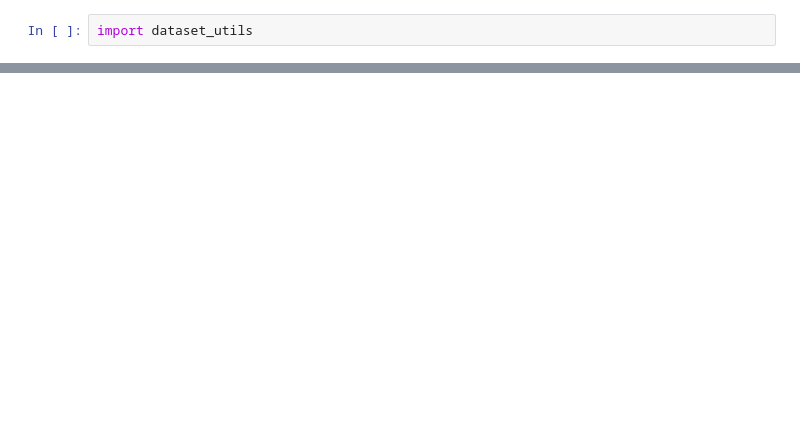
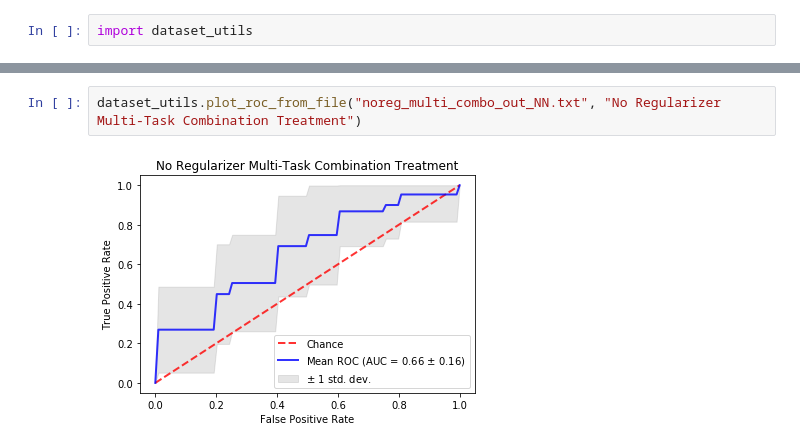
Before and after one commit to hl197/DrugResponsePrediction, a Jupyter notebook: NeoALTTO/gene_ontology/neural_net_performance.ipynb, the cells around one changed output, grey strips where cells are left out. Saved outputs shown, nothing was run; the diff lists cells and outputs as text; blank space fills up the shorter version.

```diff
--- a/NeoALTTO/gene_ontology/neural_net_performance.ipynb
+++ b/NeoALTTO/gene_ontology/neural_net_performance.ipynb
@@ -30,0 +13,4 @@ dataset_utils.plot_roc_from_file("multi_cl_lap_NN.txt", "Multi-Task Lapatinib Ce
+# %%
+dataset_utils.plot_roc_from_file("noreg_multi_combo_out_NN.txt", "No Regularizer Multi-Task Combination Treatment")
+# %% [output]
+[figure, added]
```
Also changed, not shown: parts of 51 cells of this notebook, 7 other files.
